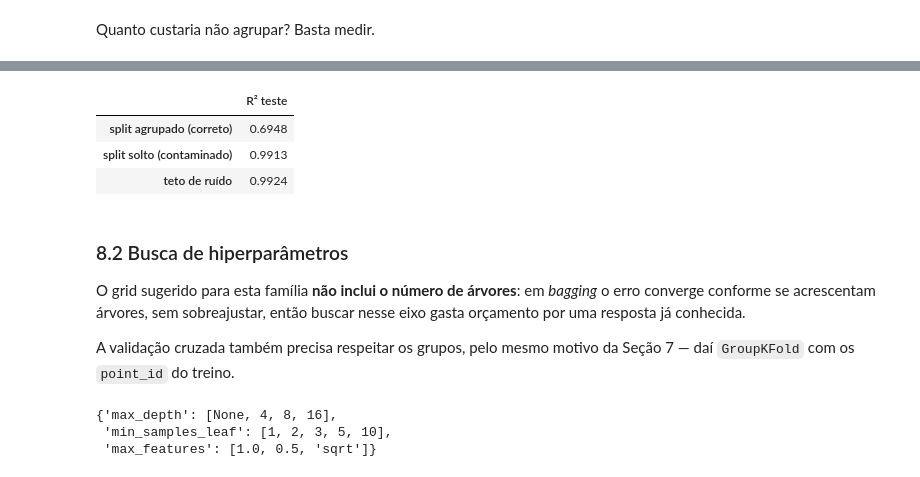
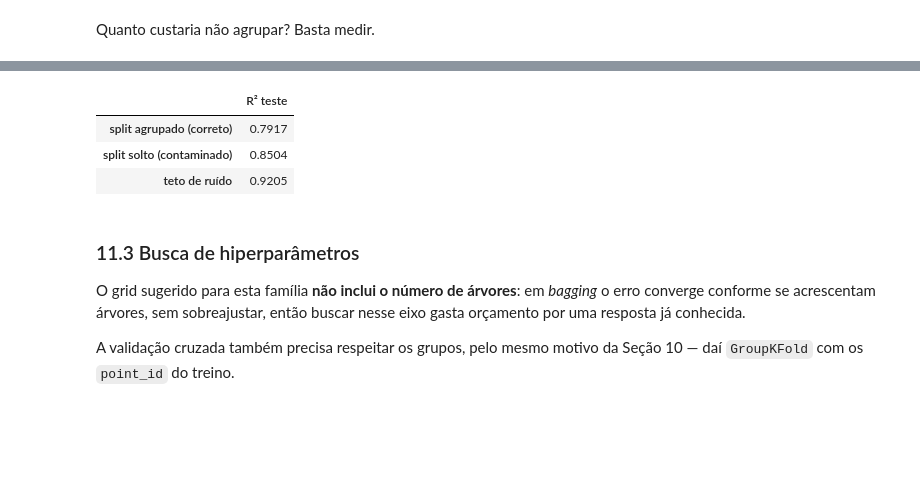
Before and after one commit to MatzkinGurza/DES-Explainable_Surrogates-FW, a Jupyter notebook: Código/notebooks/pipeline.ipynb, the cells around one changed output, grey strips where cells are left out. Saved outputs shown, nothing was run; the diff lists cells and outputs as text; code cells hidden in the pictures; blank space fills up the shorter version.

```diff
--- a/Código/notebooks/pipeline.ipynb
+++ b/Código/notebooks/pipeline.ipynb
@@ -522,0 +1033,10 @@ réplicas por ponto no teste : [np.int64(5)]
+# %%
+teto_bruto = compute_noise_ceiling(resultados, KPIS)
+
+em_log = resultados.copy()
+em_log["Tempo_total"] = np.log1p(em_log["Tempo_total"])
+teto_log = compute_noise_ceiling(em_log, ["Tempo_total"])
+
+print(f"Tempo_total   — teto na escala bruta : {teto_bruto['Tempo_total']:.4f}")
+print(f"Tempo_total   — teto na escala log   : {teto_log['Tempo_total']:.4f}  <- a referência")
+print(f"Tempo_ate_P3  — teto na escala bruta : {teto_bruto['Tempo_ate_P3']:.4f}")
@@ -523,22 +1131,29 @@ réplicas por ponto no teste : [np.int64(5)]
 # %% [markdown]
 Quanto custaria não agrupar? Basta medir.
 # %%
-from sklearn.model_selection import train_test_split
-from sed_meta.metamodels.tree_family import build_random_forest
+from sklearn.model_selection import train_test_split, GridSearchCV, GroupKFold
+from sed_meta.metamodels.tree_family import build_random_forest, GRID_RANDOM_FOREST
+from sed_meta.metamodels.baseline import build_dummy_mean
+
 
 def r2(y_true, y_pred):
     return 1 - np.sum((y_true - y_pred) ** 2) / np.sum((y_true - y_true.mean()) ** 2)
 
+
+def rmse(y_true, y_pred):
+    return float(np.sqrt(np.mean((y_true - y_pred) ** 2)))
+
+
 solto_tr, solto_te = train_test_split(resultados, test_size=0.25, random_state=SEED)
-p_solto = PreprocessingPipeline(specs, alvos).fit(solto_tr)
+p_solto = PreprocessingPipeline(FATORES, alvos).fit(solto_tr)
 m_solto = build_random_forest().fit(
-    p_solto.transform_X(solto_tr), p_solto.transform_y(solto_tr, "lead_time")
+    p_solto.transform_X(solto_tr), p_solto.transform_y(solto_tr, "Tempo_total")
 )
-r2_solto = r2(p_solto.transform_y(solto_te, "lead_time"),
+r2_solto = r2(p_solto.transform_y(solto_te, "Tempo_total"),
               m_solto.predict(p_solto.transform_X(solto_te)))
 
 print(f"pontos contaminados no teste: "
       f"{len(set(solto_tr['point_id']) & set(solto_te['point_id']))} "
       f"de {solto_te['point_id'].nunique()}")
-print(f"R² com split SOLTO (inflado)  : {r2_solto:.4f}")
+print(f"R² com split SOLTO (inflado): {r2_solto:.4f}")
 # %% [output]
@@ -648,29 +1258,21 @@ split agrupado.
 # %%
-pd.DataFrame({
-    "R² teste": {
-        "split agrupado (correto)": r2(y_test, modelo.predict(X_test)),
-        "split solto (contaminado)": r2_solto,
-        "teto de ruído": teto_log["lead_time"],
-    }
-}).round(4)
+pd.DataFrame({"R² teste": {
+    "split agrupado (correto)":  r2(y_test, modelo.predict(X_test)),
+    "split solto (contaminado)": r2_solto,
+    "teto de ruído":             teto_log["Tempo_total"],
+}}).round(4)
 # %% [output]
 |  | R² teste |
-| split agrupado (correto) | 0.6948 |
-| split solto (contaminado) | 0.9913 |
-| teto de ruído | 0.9924 |
+| split agrupado (correto) | 0.7917 |
+| split solto (contaminado) | 0.8504 |
+| teto de ruído | 0.9205 |
 # %% [markdown]
-### 8.2 Busca de hiperparâmetros
+### 11.3 Busca de hiperparâmetros
 
 O grid sugerido para esta família **não inclui o número de árvores**: em *bagging* o erro
 converge conforme se acrescentam árvores, sem sobreajustar, então buscar nesse eixo gasta
 orçamento por uma resposta já conhecida.
 
-A validação cruzada também precisa respeitar os grupos, pelo mesmo motivo da Seção 7 —
+A validação cruzada também precisa respeitar os grupos, pelo mesmo motivo da Seção 10 —
 daí `GroupKFold` com os `point_id` do treino.
-# %%
-GRID_RANDOM_FOREST
-# %% [output]
-{'max_depth': [None, 4, 8, 16],
- 'min_samples_leaf': [1, 2, 3, 5, 10],
- 'max_features': [1.0, 0.5, 'sqrt']}
 # %%
```
Also changed, not shown: parts of 105 cells of this notebook, 3 other files.
